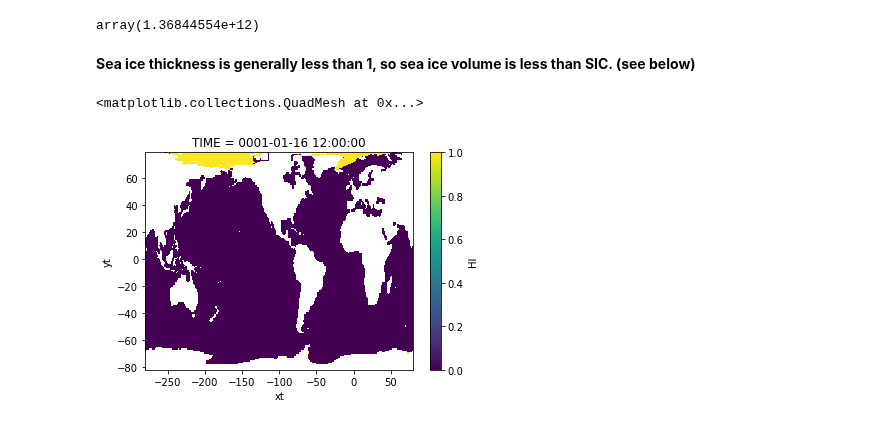
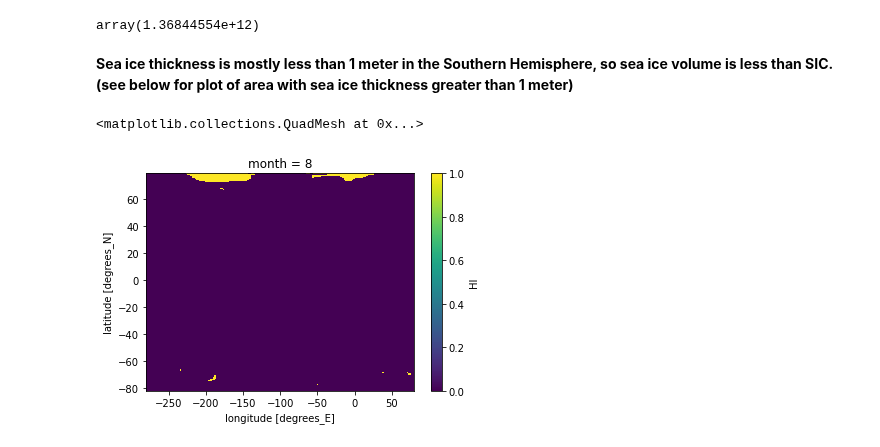
Before and after one commit to bbuchovecky/hmei, a Jupyter notebook: notebooks/ctrl_run_analysis.ipynb, the cells around one changed output. Saved outputs shown, nothing was run; the diff lists cells and outputs as text; code cells hidden in the pictures.

```diff
--- a/notebooks/ctrl_run_analysis.ipynb
+++ b/notebooks/ctrl_run_analysis.ipynb
@@ -283,11 +425,15 @@ SH_area_SIE[0].sum(dim={'xt', 'yt'}).values
 # %% [output]
 array(1.36844554e+12)
 # %% [markdown]
-**Sea ice thickness is generally less than 1, so sea ice volume is less than SIC. (see below)**
+**Sea ice thickness is mostly less than 1 meter in the Southern Hemisphere, so sea ice volume is less than SIC. (see below for plot of area with sea ice thickness greater than 1 meter)**
 # %%
-t = xr.where(hi_ds.HI[0] > 1, 1, 0)
-t = xr.where(np.isnan(hi_ds.HI[0]), np.nan, t)
+threshold = 1
+month = 7
+hi_clim = hi_ds.HI.groupby('TIME.month').mean(dim='TIME')
+
+t = xr.where(hi_clim[month] > threshold, 1, 0)
+# t = xr.where(np.isnan(hi_clim[month]), np.nan, t)
 t.plot()
 # %% [output]
 <matplotlib.collections.QuadMesh at 0x...>
-[figure, old version]
+[figure, new version]
```
Also changed, not shown: parts of 46 cells of this notebook.
